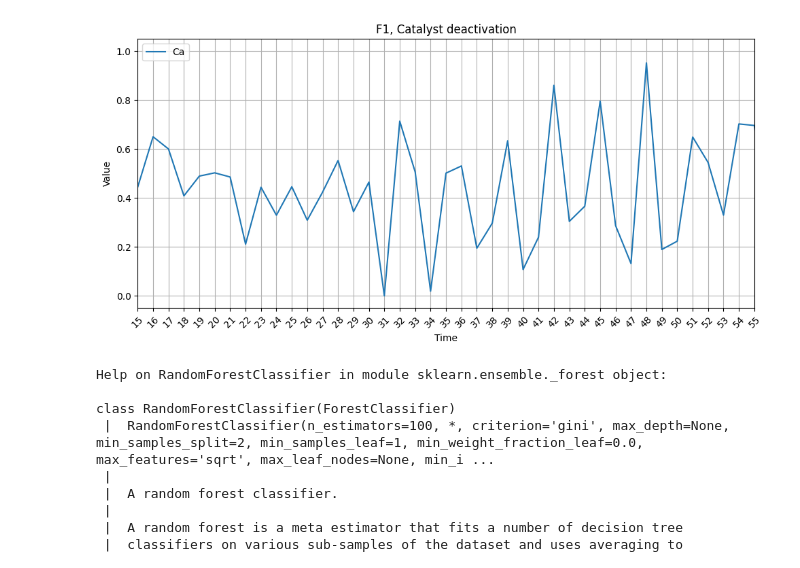
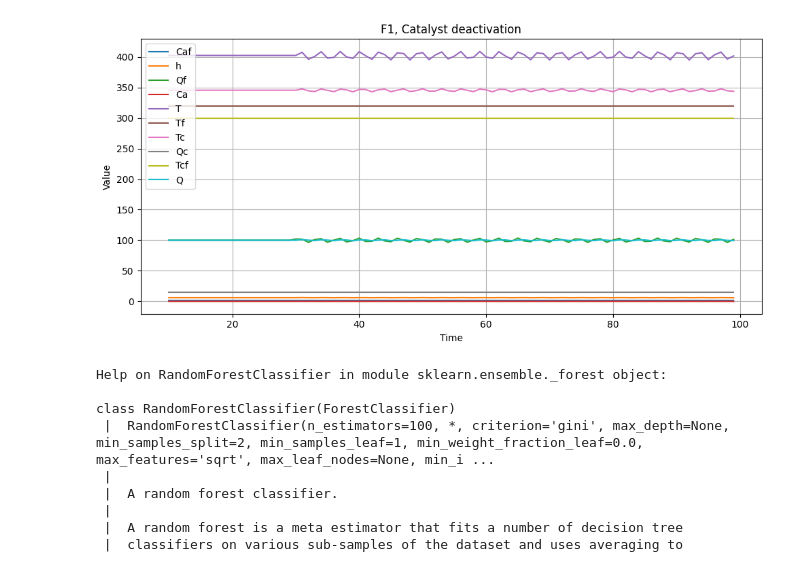
Before and after one commit to omkrpt/CoMTE, a Jupyter notebook: cstr_usage.ipynb, the cells around one changed output. Cells and saved outputs as stored; diff of their text form; code cells hidden in the pictures.

```diff
--- a/cstr_usage.ipynb
+++ b/cstr_usage.ipynb
@@ -21,5 +21,5 @@ logging.basicConfig(format='%(asctime)s %(levelname)-7s %(message)s',
 mpl_logger = logging.getLogger('matplotlib')
 mpl_logger.setLevel(logging.WARNING)
 # %%
-DATASET_NAME = 'cstr'
+DATASET_NAME = 'cstr2'
 WINDOW_SIZE = 10
@@ -26,3 +28,3 @@ WINDOW_SIZE = 10
 # %%
 timeseries, labels, test_timeseries, test_labels = \
-        data_loading.get_dataset(DATASET_NAME, binary=False, window_size=WINDOW_SIZE, noise_scale=0.1, use_classes=list(range(0,10)))
+        data_loading.get_dataset(DATASET_NAME, binary=False, window_size=WINDOW_SIZE, noise_scale=0.0, use_classes=list(range(0,10)))
@@ -30,37 +55,37 @@ timeseries, labels, test_timeseries, test_labels = \
 comparison_df=pd.DataFrame(test_timeseries)
 comparison_df = comparison_df.groupby(level='node_id').last()
 comparison_df['ind_node'] = ([int(element.split('_')[1]) for element in comparison_df.index.get_level_values('node_id')])
 comparison_df['ind_time'] = ([int(element.split('_')[2]) for element in comparison_df.index.get_level_values('node_id')])
 comparison_df.set_index(['ind_node', 'ind_time'], inplace=True)
 label_dict = {'1': 'F1, Catalyst deactivation', '2': 'F2, Heat-exchanger fouling', '3': 'F3, Dead-coolant flow measurement', '4': 'F4, Bias in reactor temperature measurement', '5': 'F5, Coolant valve stiction qF7', '6': 'F6, Step change in QF', '7': 'F7, Ramp change in CAF', '8': 'F8, Ramp change in TF', '9': 'F9, Ramp change in TCF', '0': 'N, Normal operation'}
 
 for i in range(1,2):
     single_node_df = comparison_df.loc[comparison_df.index.get_level_values('ind_node') == i]
     single_node_df = single_node_df.reset_index(level='ind_node', drop=True)
     single_node_df = single_node_df.sort_index()
 
     single_node_df_filtered = single_node_df
 
-    columns_to_plot = ['Ca']
-    single_node_df_filtered = single_node_df[columns_to_plot]
+    # columns_to_plot = ['Ca']
+    # single_node_df_filtered = single_node_df[columns_to_plot]
 
-    scaler = MinMaxScaler()
-    single_node_df_filtered = pd.DataFrame(scaler.fit_transform(single_node_df_filtered), columns=single_node_df_filtered.columns, index=single_node_df_filtered.index)
+    # scaler = MinMaxScaler()
+    # single_node_df_filtered = pd.DataFrame(scaler.fit_transform(single_node_df_filtered), columns=single_node_df_filtered.columns, index=single_node_df_filtered.index)
 
     # print(single_node_df_filtered)
 
     single_node_df_filtered.plot(figsize=(10, 5))
 
     plt.title(label_dict[str(i)])
     plt.xlabel('Time')
     plt.ylabel('Value')
     plt.grid(True)
     plt.legend(loc='upper left')
     # plt.ticklabel_format(style='sci', axis='y', scilimits=(100,200))
     # plt.yticks(np.arange(0, 500, step=10))
-    plt.xticks(np.arange(WINDOW_SIZE, len(single_node_df_filtered), step=1), rotation=45)
-    plt.xlim(single_node_df_filtered.index[5], single_node_df_filtered.index[45])
+    # plt.xticks(np.arange(WINDOW_SIZE, len(single_node_df_filtered), step=1), rotation=45)
+    # plt.xlim(single_node_df_filtered.index[5], single_node_df_filtered.index[45])
     plt.tight_layout()
     plt.show()
 # %% [output]
-[figure, old version]
+[figure, new version]
```
Also changed, not shown: parts of 11 cells of this notebook, 1 other file.
